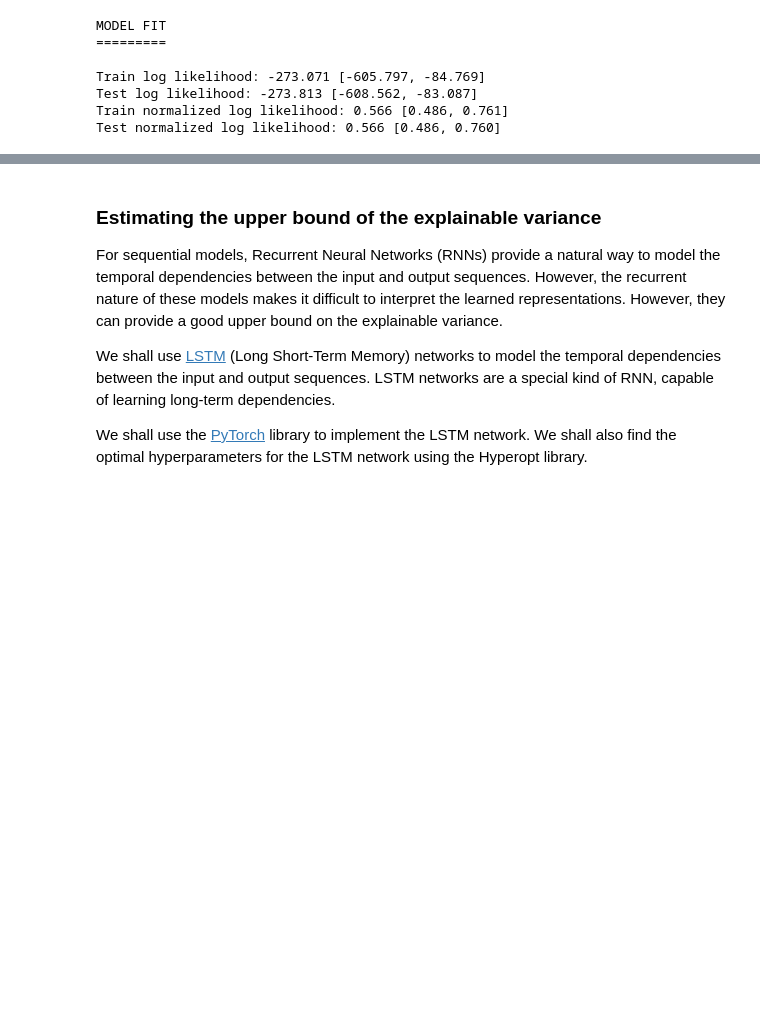
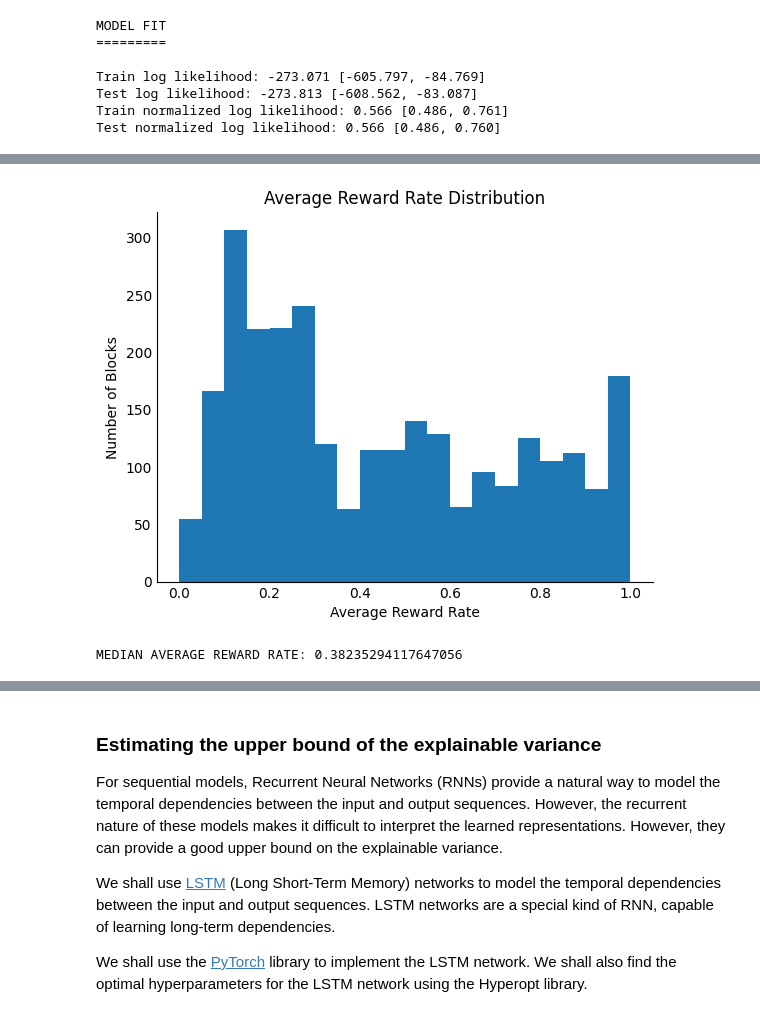
Before and after one commit to neurorishika/pyGORL, a Jupyter notebook: analysis/cognitive_analysis.ipynb, the cells around one changed output, grey strips where cells are left out. Saved outputs shown, nothing was run; the diff lists cells and outputs as text; code cells hidden in the pictures; blank space fills up the shorter version.

```diff
--- a/analysis/cognitive_analysis.ipynb
+++ b/analysis/cognitive_analysis.ipynb
@@ -895,0 +1004,21 @@ Test normalized log likelihood: 0.566 [0.486, 0.760]
+# %%
+average_reward_rates = []
+for i in range(N):
+    block_data = get_blocks(i)[1:-1] # ignore first and last block (naive and final)
+    average_reward_rates.append([np.mean(b['rewards']) for b in block_data])
+average_reward_rates = np.concatenate(average_reward_rates)
+plt.hist(average_reward_rates, bins=20)
+plt.xlabel('Average Reward Rate')
+plt.ylabel('Number of Blocks')
+plt.title('Average Reward Rate Distribution')
+plt.gca().spines['top'].set_visible(False)
+plt.gca().spines['right'].set_visible(False)
+plt.gca().tick_params(axis='both', which='both', length=0)
+plt.show()
+
+# Print the MEDIAN average reward rate
+MEDIAN_AVERAGE_REWARD_RATE = np.median(average_reward_rates)
+print("MEDIAN AVERAGE REWARD RATE: {}".format(np.median(average_reward_rates)))
+# %% [output]
+[figure, added]
+MEDIAN AVERAGE REWARD RATE: 0.38235294117647056
```
Also changed, not shown: parts of 17 cells of this notebook, 40 other files.
